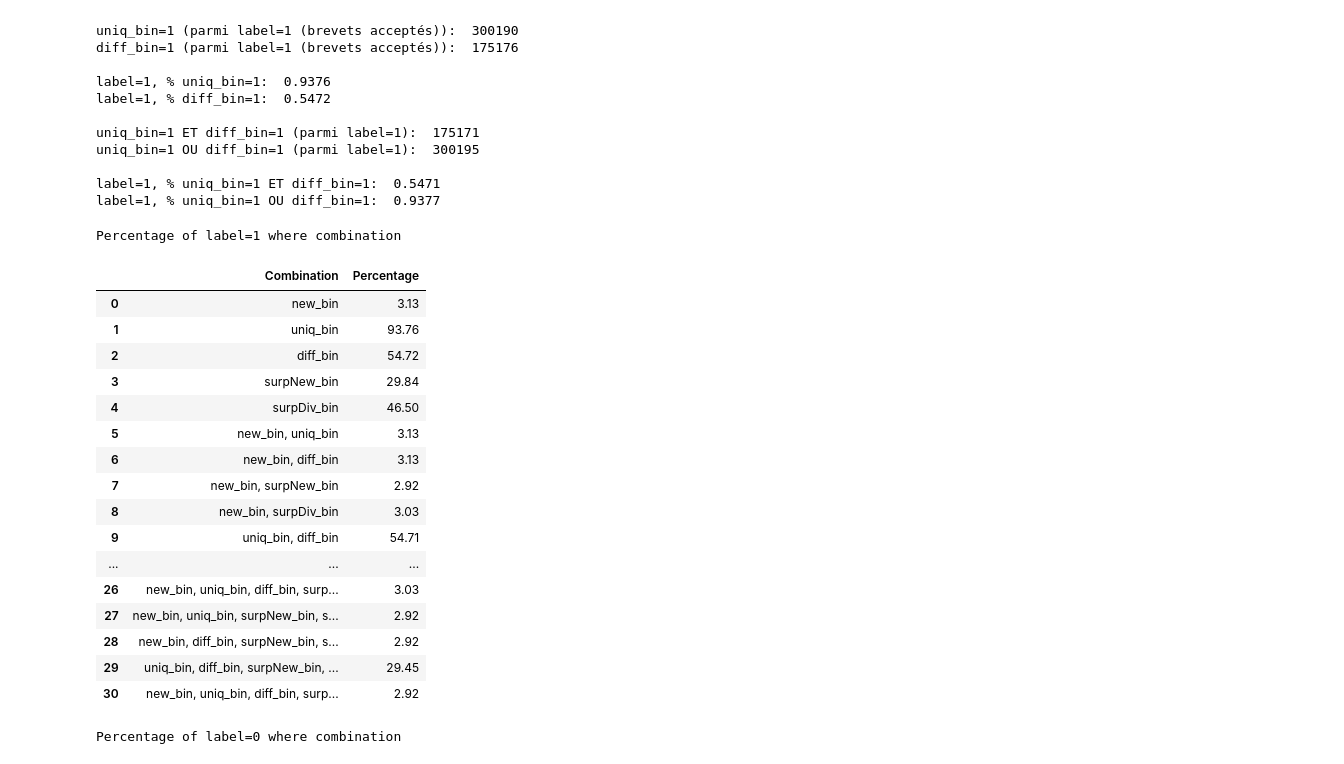
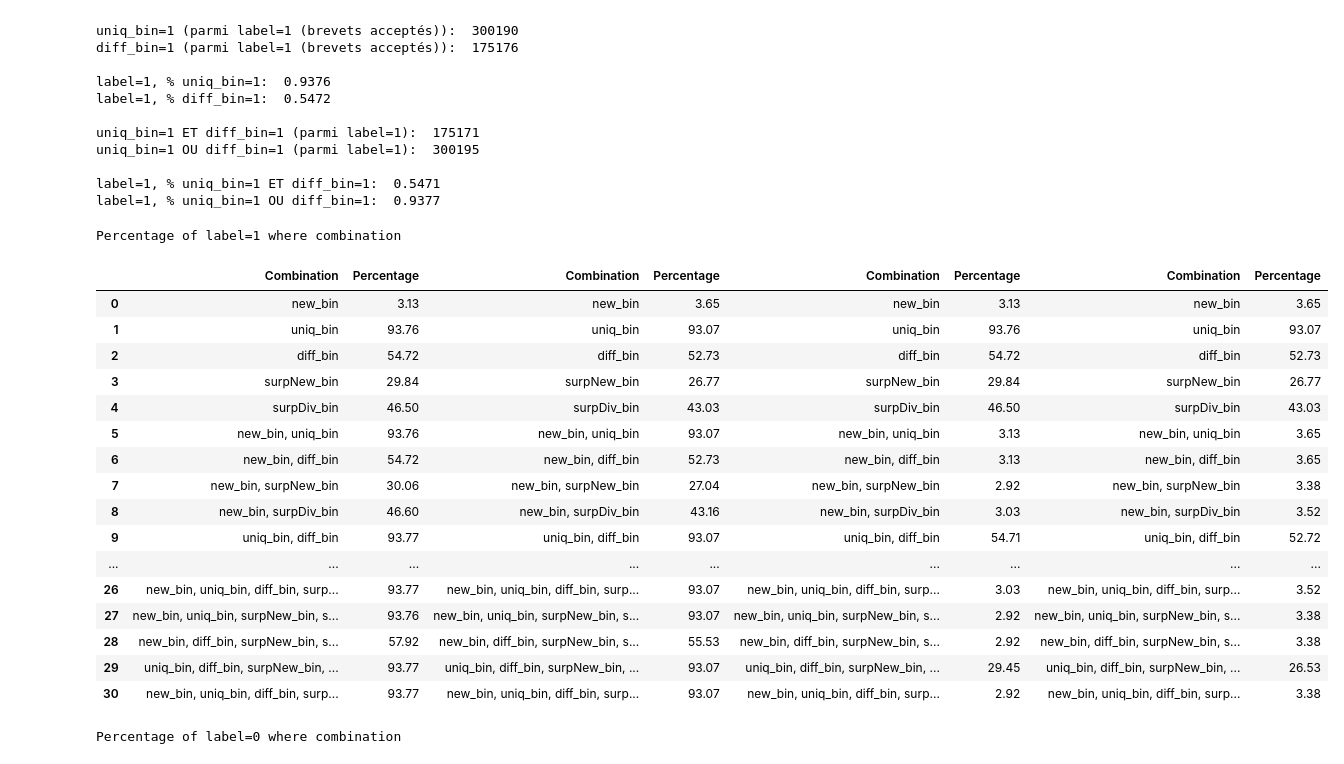
Before and after one commit to edgarLan/brevetNLPv2, a Jupyter notebook: ipcMetrics/metrics.ipynb, the cells around one changed output. Saved outputs shown, nothing was run; the diff lists cells and outputs as text; code cells hidden in the pictures.

```diff
--- a/ipcMetrics/metrics.ipynb
+++ b/ipcMetrics/metrics.ipynb
@@ -403,7 +403,33 @@ merged_df.to_csv("/home/edgarlanoue/data/ipcMetrics.csv", index=False)
 # %%
 merged_df = pd.read_csv("C:/Users/edgar/OneDrive/Bureau/Ecole/HEC/A24/BrevetNLP/IPC metrics stats/ipcMetrics.csv")
 # %%
-def combi_pourc(merged_df, label):
+from itertools import combinations
+
+
+def combi_pourcOR(merged_df, label):
+    # Filter the DataFrame for the specific label
+    label_1_df = merged_df[merged_df['label'] == label]
+
+    # Get columns ending with '_bin'
+    bin_columns = [col for col in merged_df.columns if col.endswith('_bin')]
+
+    results = []
+
+    # Loop through different lengths of combinations (1 to the total number of _bin columns)
+    for r in range(1, len(bin_columns) + 1):
+        for combo in combinations(bin_columns, r):
+            # Filter rows where any of the columns in the combination equal 1 (OR condition)
+            condition = (label_1_df[list(combo)] == 1).any(axis=1)
+
+            # Calculate the percentage of rows satisfying the condition
+            percentage = (condition.sum() / len(label_1_df)) * 100
+            results.append({"Combination": ", ".join(combo), "Percentage": percentage})
+
+    # Convert the results list to a DataFrame
+    results_df = pd.DataFrame(results)
+    return results_df
+
+def combi_pourcAND(merged_df, label):
     label_1_df = merged_df[merged_df['label'] == label]
     # Get columns ending with '_bin'
     bin_columns = [col for col in merged_df.columns if col.endswith('_bin')]
@@ -460,31 +486,34 @@ uniq_bin=1 OU diff_bin=1 (parmi label=1):  300195
 label=1, % uniq_bin=1 ET diff_bin=1:  0.5471
 label=1, % uniq_bin=1 OU diff_bin=1:  0.9377
 # %%
-df_1 = combi_pourc(merged_df, 1)
-df_0 = combi_pourc(merged_df, 0)
+df_1 = combi_pourcOR(merged_df, 1)
+df_0 = combi_pourcOR(merged_df, 0)
+
+df_1_and = combi_pourcAND(merged_df, 1)
+df_0_and = combi_pourcAND(merged_df, 0)
 # %%
 pd.set_option('display.max_colwidth', None)
 print("Percentage of label=1 where combination")
-round(df_1, 2)
+round(pd.concat([df_1, df_0, df_1_and, df_0_and], axis=1), 2)
 # %% [output]
 Percentage of label=1 where combination
-|  | Combination | Percentage |
-| 0 | new_bin | 3.13 |
-| 1 | uniq_bin | 93.76 |
-| 2 | diff_bin | 54.72 |
-| 3 | surpNew_bin | 29.84 |
-| 4 | surpDiv_bin | 46.50 |
-| 5 | new_bin, uniq_bin | 3.13 |
-| 6 | new_bin, diff_bin | 3.13 |
-| 7 | new_bin, surpNew_bin | 2.92 |
-| 8 | new_bin, surpDiv_bin | 3.03 |
-| 9 | uniq_bin, diff_bin | 54.71 |
-| ... | ... | ... |
-| 26 | new_bin, uniq_bin, diff_bin, surp... | 3.03 |
-| 27 | new_bin, uniq_bin, surpNew_bin, s... | 2.92 |
-| 28 | new_bin, diff_bin, surpNew_bin, s... | 2.92 |
-| 29 | uniq_bin, diff_bin, surpNew_bin, ... | 29.45 |
-| 30 | new_bin, uniq_bin, diff_bin, surp... | 2.92 |
+|  | Combination | Percentage | Combination | Percentage | Combination | Percentage | Combination | Percentage |
+| 0 | new_bin | 3.13 | new_bin | 3.65 | new_bin | 3.13 | new_bin | 3.65 |
+| 1 | uniq_bin | 93.76 | uniq_bin | 93.07 | uniq_bin | 93.76 | uniq_bin | 93.07 |
+| 2 | diff_bin | 54.72 | diff_bin | 52.73 | diff_bin | 54.72 | diff_bin | 52.73 |
+| 3 | surpNew_bin | 29.84 | surpNew_bin | 26.77 | surpNew_bin | 29.84 | surpNew_bin | 26.77 |
+| 4 | surpDiv_bin | 46.50 | surpDiv_bin | 43.03 | surpDiv_bin | 46.50 | surpDiv_bin | 43.03 |
+| 5 | new_bin, uniq_bin | 93.76 | new_bin, uniq_bin | 93.07 | new_bin, uniq_bin | 3.13 | new_bin, uniq_bin | 3.65 |
+| 6 | new_bin, diff_bin | 54.72 | new_bin, diff_bin | 52.73 | new_bin, diff_bin | 3.13 | new_bin, diff_bin | 3.65 |
+| 7 | new_bin, surpNew_bin | 30.06 | new_bin, surpNew_bin | 27.04 | new_bin, surpNew_bin | 2.92 | new_bin, surpNew_bin | 3.38 |
+| 8 | new_bin, surpDiv_bin | 46.60 | new_bin, surpDiv_bin | 43.16 | new_bin, surpDiv_bin | 3.03 | new_bin, surpDiv_bin | 3.52 |
+| 9 | uniq_bin, diff_bin | 93.77 | uniq_bin, diff_bin | 93.07 | uniq_bin, diff_bin | 54.71 | uniq_bin, diff_bin | 52.72 |
+| ... | ... | ... | ... | ... | ... | ... | ... | ... |
+| 26 | new_bin, uniq_bin, diff_bin, surp... | 93.77 | new_bin, uniq_bin, diff_bin, surp... | 93.07 | new_bin, uniq_bin, diff_bin, surp... | 3.03 | new_bin, uniq_bin, diff_bin, surp... | 3.52 |
+| 27 | new_bin, uniq_bin, surpNew_bin, s... | 93.76 | new_bin, uniq_bin, surpNew_bin, s... | 93.07 | new_bin, uniq_bin, surpNew_bin, s... | 2.92 | new_bin, uniq_bin, surpNew_bin, s... | 3.38 |
+| 28 | new_bin, diff_bin, surpNew_bin, s... | 57.92 | new_bin, diff_bin, surpNew_bin, s... | 55.53 | new_bin, diff_bin, surpNew_bin, s... | 2.92 | new_bin, diff_bin, surpNew_bin, s... | 3.38 |
+| 29 | uniq_bin, diff_bin, surpNew_bin, ... | 93.77 | uniq_bin, diff_bin, surpNew_bin, ... | 93.07 | uniq_bin, diff_bin, surpNew_bin, ... | 29.45 | uniq_bin, diff_bin, surpNew_bin, ... | 26.53 |
+| 30 | new_bin, uniq_bin, diff_bin, surp... | 93.77 | new_bin, uniq_bin, diff_bin, surp... | 93.07 | new_bin, uniq_bin, diff_bin, surp... | 2.92 | new_bin, uniq_bin, diff_bin, surp... | 3.38 |
 # %%
 print("Percentage of label=0 where combination")
 round(df_0, 2)
```
Also changed, not shown: parts of 9 cells of this notebook, 4 other files.
